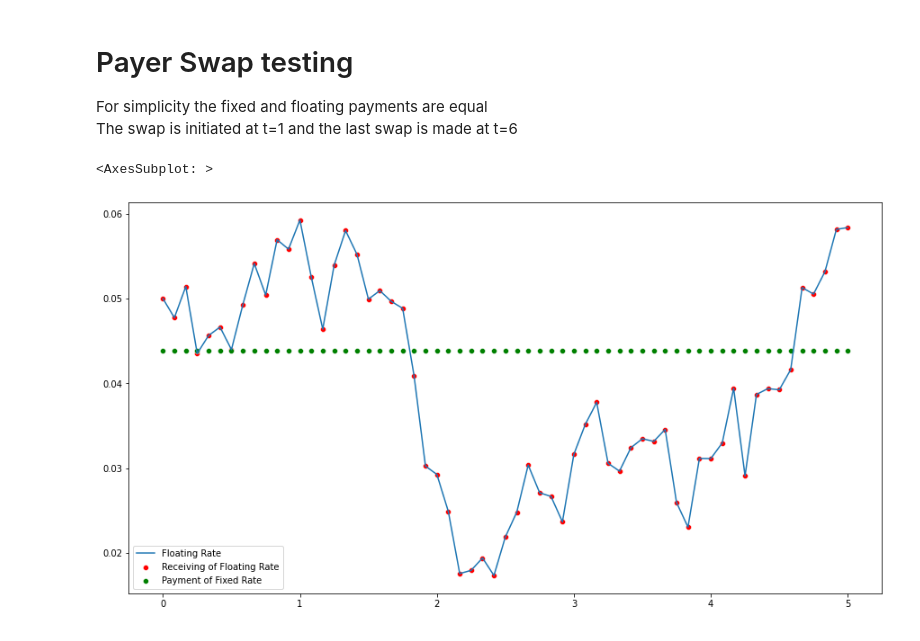
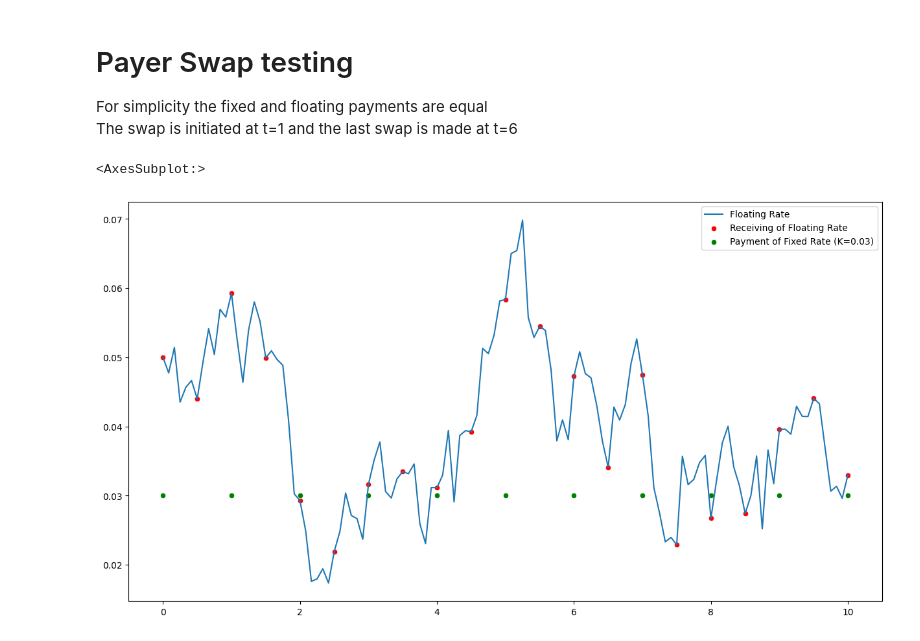
Before and after one commit to Eskild-afk/MasterThesis, a Jupyter notebook: playground.ipynb, the cells around one changed output. Saved outputs shown, nothing was run; the diff lists cells and outputs as text; code cells hidden in the pictures.

```diff
--- a/playground.ipynb
+++ b/playground.ipynb
@@ -41,23 +41,25 @@ The swap is initiated at t=1 and the last swap is made at t=6
 # %%
 from products import payerSwap
 from scipy import optimize
-schedule = np.arange(0,5*12+1)
-time, floatRate = testDynamic.create_path(1/12, 5, 1999)
+fixSchedule = np.arange(0,10+1)
+floSchedule = np.arange(0,20+1)/2
+time, floatRate = testDynamic.create_path(1/12, 10, 1999)
 # (Non analytical way to find par swap rate)
-K = optimize.newton(lambda x: payerSwap(time=0,
-    fixedSchedule=schedule,
-    floatingSchedule=schedule,
-    fixedRate=x,
-    floatingRate=floatRate,
-    floatingTimeStamp=time,
-    stepsize=1/12,
-    model=testDynamic
-),
-1)
+# K = optimize.newton(lambda x: payerSwap(time=0,
+#     fixedSchedule=fixSchedule,
+#     floatingSchedule=floSchedule,
+#     fixedRate=x,
+#     floatingRate=floatRate,
+#     floatingTimeStamp=time,
+#     stepsize=1/12,
+#     model=testDynamic
+# ),
+# 1)
+K=0.03
 plt.figure(figsize=(15,8))
-sns.lineplot(x=time/12, y=floatRate, label='Floating Rate')
-sns.scatterplot(x=schedule/12, y=floatRate, label='Receiving of Floating Rate', c='red')
-sns.scatterplot(x=schedule/12, y=np.repeat(K, len(schedule)), label='Payment of Fixed Rate', c='green')
+sns.lineplot(x=time, y=floatRate, label='Floating Rate')
+sns.scatterplot(x=floSchedule, y=floatRate[0::6], label='Receiving of Floating Rate', c='red')
+sns.scatterplot(x=fixSchedule, y=np.repeat(K, len(fixSchedule)), label=f'Payment of Fixed Rate (K={round(K,4)})', c='green')
 # %% [output]
-<AxesSubplot: >
+<AxesSubplot:>
-[figure, old version]
+[figure, new version]
```
Also changed, not shown: parts of 12 cells of this notebook, 3 other files.
